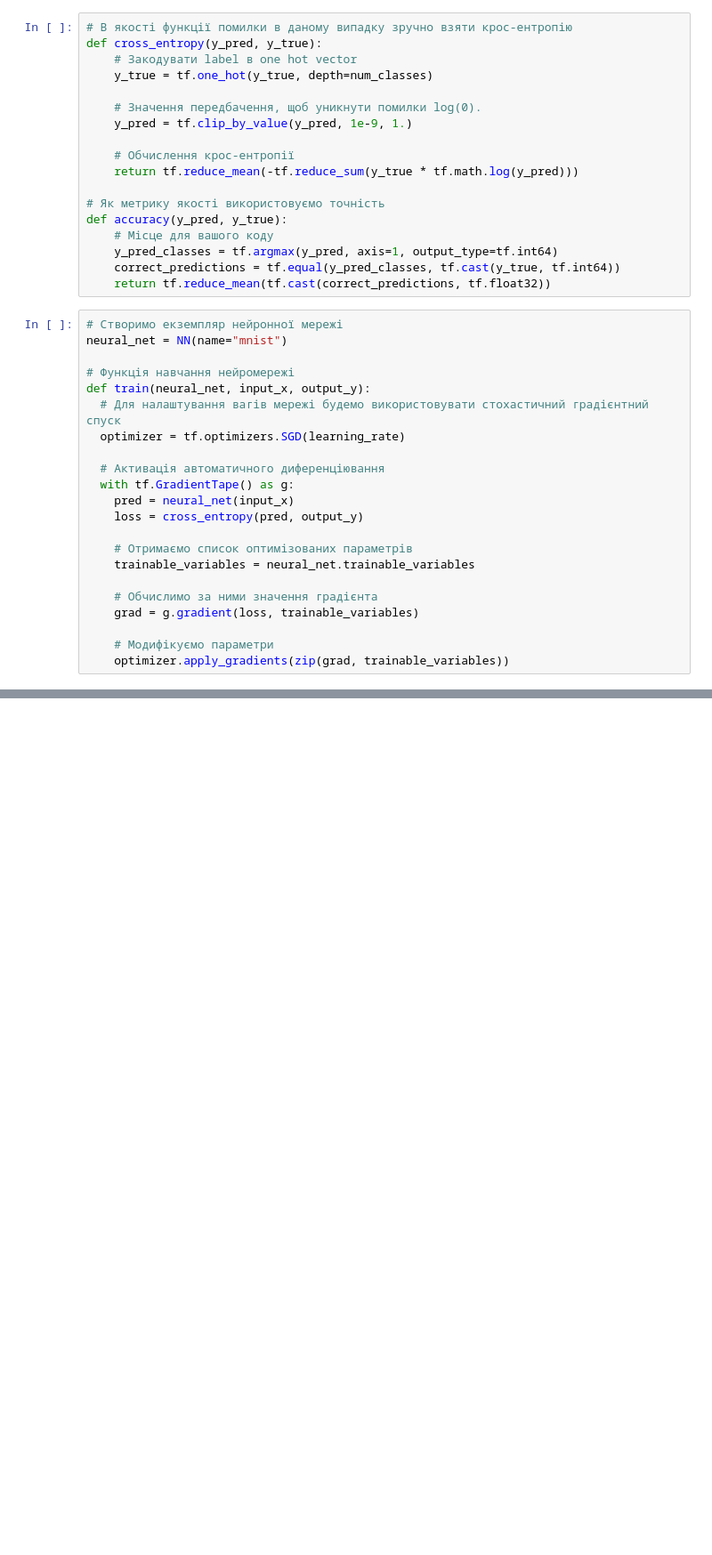
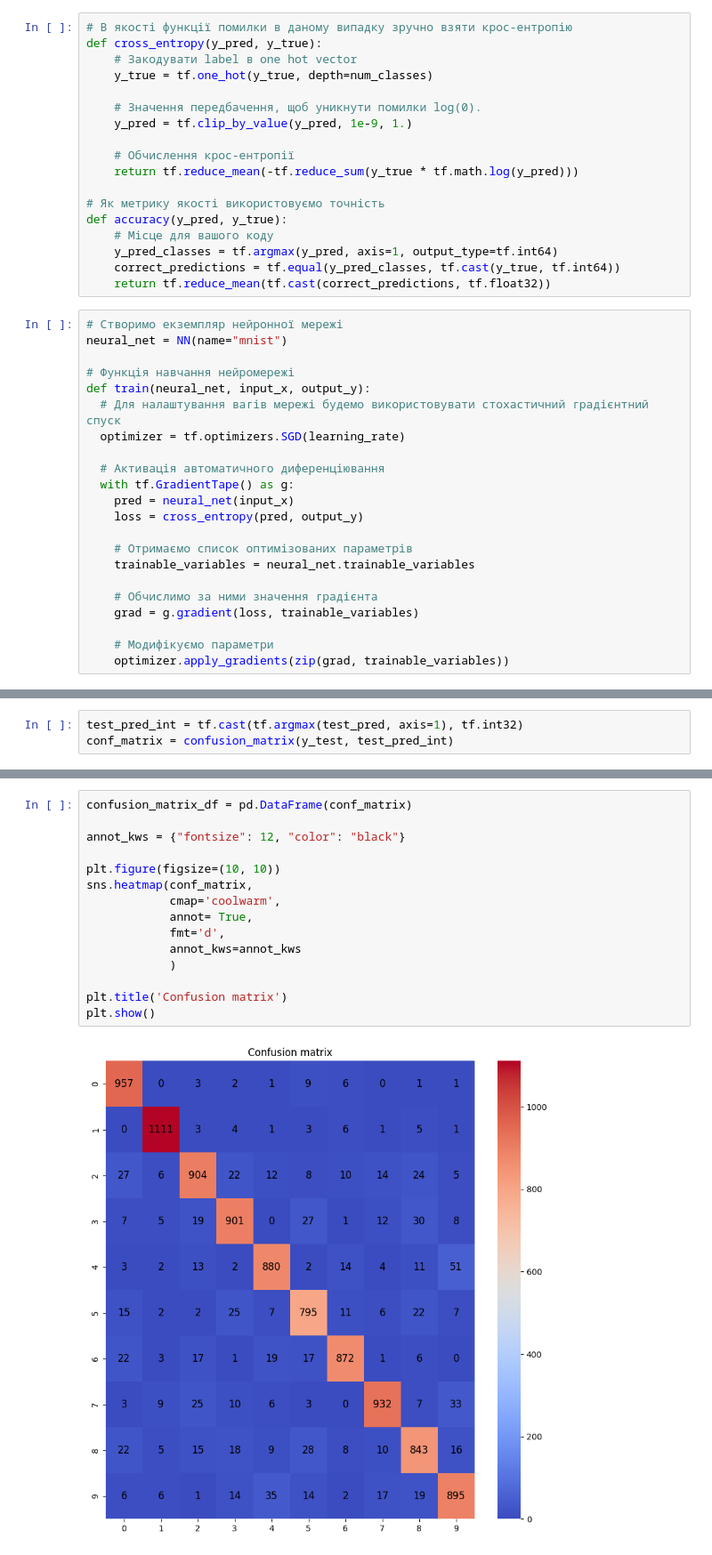
Before and after one commit to Anastasia-Makarova/DATA_homeworks, a Jupyter notebook: HW08.ipynb, the cells around one changed output, grey strips where cells are left out. Shown at 89% size. Saved outputs shown, nothing was run; the diff lists cells and outputs as text; blank space fills up the shorter version.

```diff
--- a/HW08.ipynb
+++ b/HW08.ipynb
@@ -219,0 +221,3 @@ Test Accuracy: 0.9042999744415283
+# %%
+test_pred_int = tf.cast(tf.argmax(test_pred, axis=1), tf.int32)
+conf_matrix = confusion_matrix(y_test, test_pred_int)
@@ -220,3 +237,20 @@ Test Accuracy: 0.9042999744415283
+# %%
+confusion_matrix_df = pd.DataFrame(conf_matrix)
+
+annot_kws = {"fontsize": 12, "color": "black"}
+
+plt.figure(figsize=(10, 10))
+sns.heatmap(conf_matrix,
+            cmap='coolwarm',
+            annot= True,
+            fmt='d',
+            annot_kws=annot_kws
+            )
+
+plt.title('Confusion matrix')
+plt.show()
+# %% [output]
+[figure, added]
 # %%
 # Протестуйте навчену нейромережу на 10 зображеннях. З тестової вибірки візьміть 5
 # випадкових зображень і передайте їх у нейронну мережу.
```
Also changed, not shown: parts of 6 cells of this notebook.
